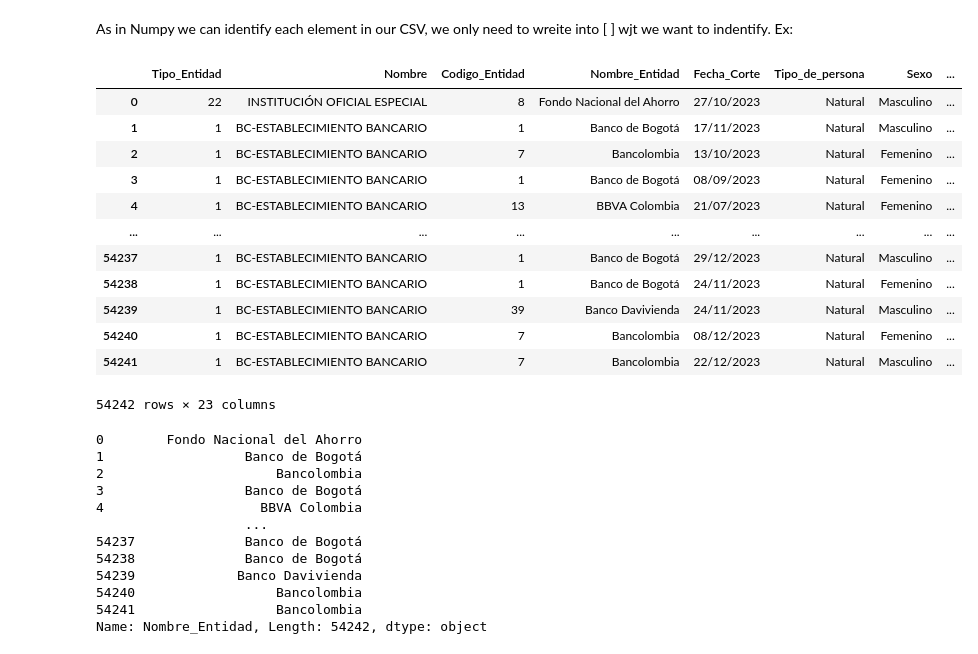
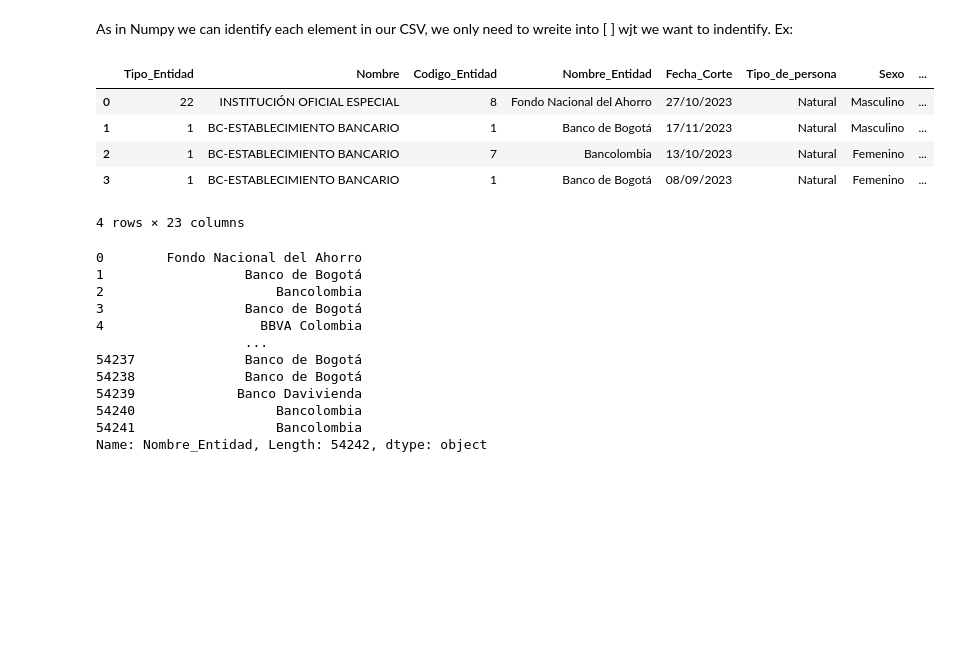
Before and after one commit to Jovalenciaar/Analisis-datos-con-Python, a Jupyter notebook: Datos Numpy - Pandas/12_Loc_Iloc.ipynb, the cells around one changed output. Cells and saved outputs as stored; diff of their text form; code cells hidden in the pictures; blank space fills up the shorter version.

```diff
--- a/Datos Numpy - Pandas/12_Loc_Iloc.ipynb
+++ b/Datos Numpy - Pandas/12_Loc_Iloc.ipynb
@@ -19,21 +19,14 @@ Index(['Tipo_Entidad', 'Nombre_Tipo_Entidad', 'Codigo_Entidad',
 # %%
 credito = pd.read_csv('C:/Users/Lenovo/Programacion/Base de datos/Tasas_de_inter_s_activas_por_tipo_de_cr_dito_20240219.csv', header = 0, names=['Tipo_Entidad', 'Nombre', 'Codigo_Entidad','Nombre_Entidad', 'Fecha_Corte', 'Tipo_de_persona', 'Sexo','Tamaño_de_empresa', 'Tipo_de_crédito', 'Tipo_de_garantía',
     'Producto de crédito', 'Plazo de crédito','Tasa_efectiva_promedio_ponderada', 'margen_adicional','Montos_desembolsados', 'Numero_de_creditos_desembolsados','Grupo_Etnico', 'Antiguedad_de_la_empresa', 'Tipo_de_Tasa','Rango_monto_desembolsado', 'Clase_deudor', 'Codigo_CIIU','Codigo_Municipio'])
-credito
+credito.head(4)
 # %% [output]
 |  | Tipo_Entidad | Nombre | Codigo_Entidad | Nombre_Entidad | Fecha_Corte | Tipo_de_persona | Sexo | ... |
 | 0 | 22 | INSTITUCIÓN OFICIAL ESPECIAL | 8 | Fondo Nacional del Ahorro | 27/10/2023 | Natural | Masculino | ... |
 | 1 | 1 | BC-ESTABLECIMIENTO BANCARIO | 1 | Banco de Bogotá | 17/11/2023 | Natural | Masculino | ... |
 | 2 | 1 | BC-ESTABLECIMIENTO BANCARIO | 7 | Bancolombia | 13/10/2023 | Natural | Femenino | ... |
 | 3 | 1 | BC-ESTABLECIMIENTO BANCARIO | 1 | Banco de Bogotá | 08/09/2023 | Natural | Femenino | ... |
-| 4 | 1 | BC-ESTABLECIMIENTO BANCARIO | 13 | BBVA Colombia | 21/07/2023 | Natural | Femenino | ... |
-| ... | ... | ... | ... | ... | ... | ... | ... | ... |
-| 54237 | 1 | BC-ESTABLECIMIENTO BANCARIO | 1 | Banco de Bogotá | 29/12/2023 | Natural | Masculino | ... |
-| 54238 | 1 | BC-ESTABLECIMIENTO BANCARIO | 1 | Banco de Bogotá | 24/11/2023 | Natural | Femenino | ... |
-| 54239 | 1 | BC-ESTABLECIMIENTO BANCARIO | 39 | Banco Davivienda | 24/11/2023 | Natural | Masculino | ... |
-| 54240 | 1 | BC-ESTABLECIMIENTO BANCARIO | 7 | Bancolombia | 08/12/2023 | Natural | Femenino | ... |
-| 54241 | 1 | BC-ESTABLECIMIENTO BANCARIO | 7 | Bancolombia | 22/12/2023 | Natural | Masculino | ... |
-54242 rows × 23 columns
+4 rows × 23 columns
 # %%
 credito['Nombre_Entidad']
 # %% [output]
```
Also changed, not shown: parts of 3 cells of this notebook, 6 other files.
